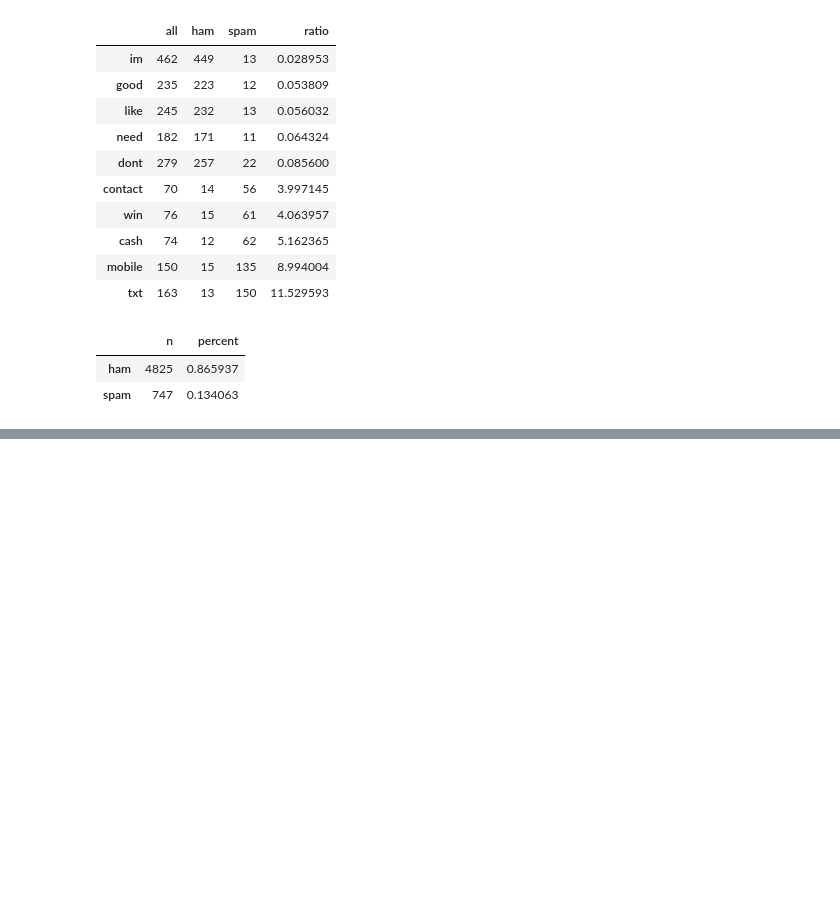
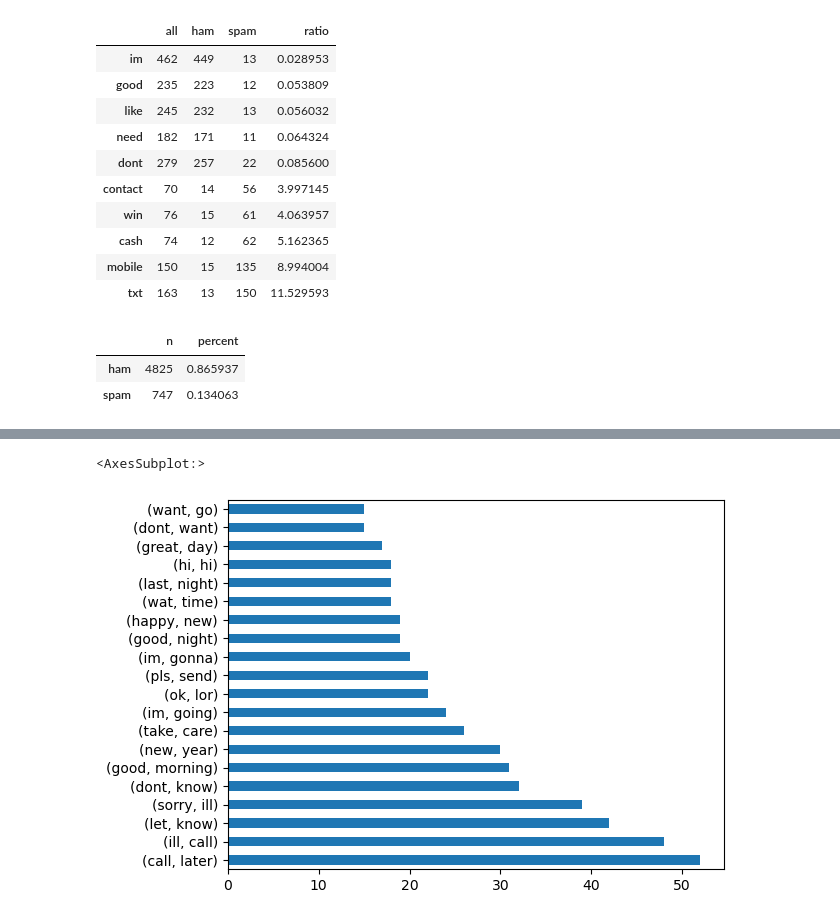
Before and after one commit to stephen-c-perry/natural-language-processing-exercises, a Jupyter notebook: explore.ipynb, the cells around one changed output, grey strips where cells are left out. Saved outputs shown, nothing was run; the diff lists cells and outputs as text; code cells hidden in the pictures; blank space fills up the shorter version.

```diff
--- a/explore.ipynb
+++ b/explore.ipynb
@@ -111,0 +152,5 @@ e.create_bigrams()
+# %%
+pd.Series(nltk.bigrams(ham_words)).value_counts().head(20).plot.barh()
+# %% [output]
+<AxesSubplot:>
+[figure, added]
```
Also changed, not shown: parts of 7 cells of this notebook, 2 other files.
